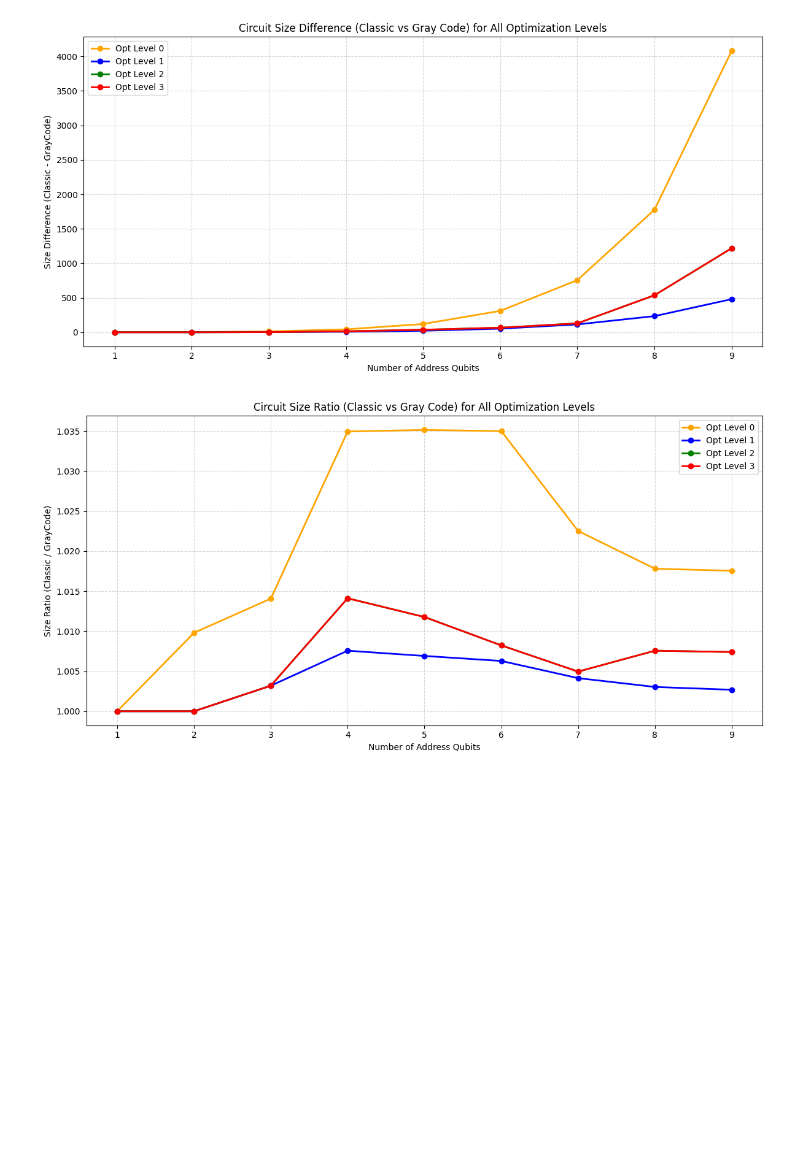
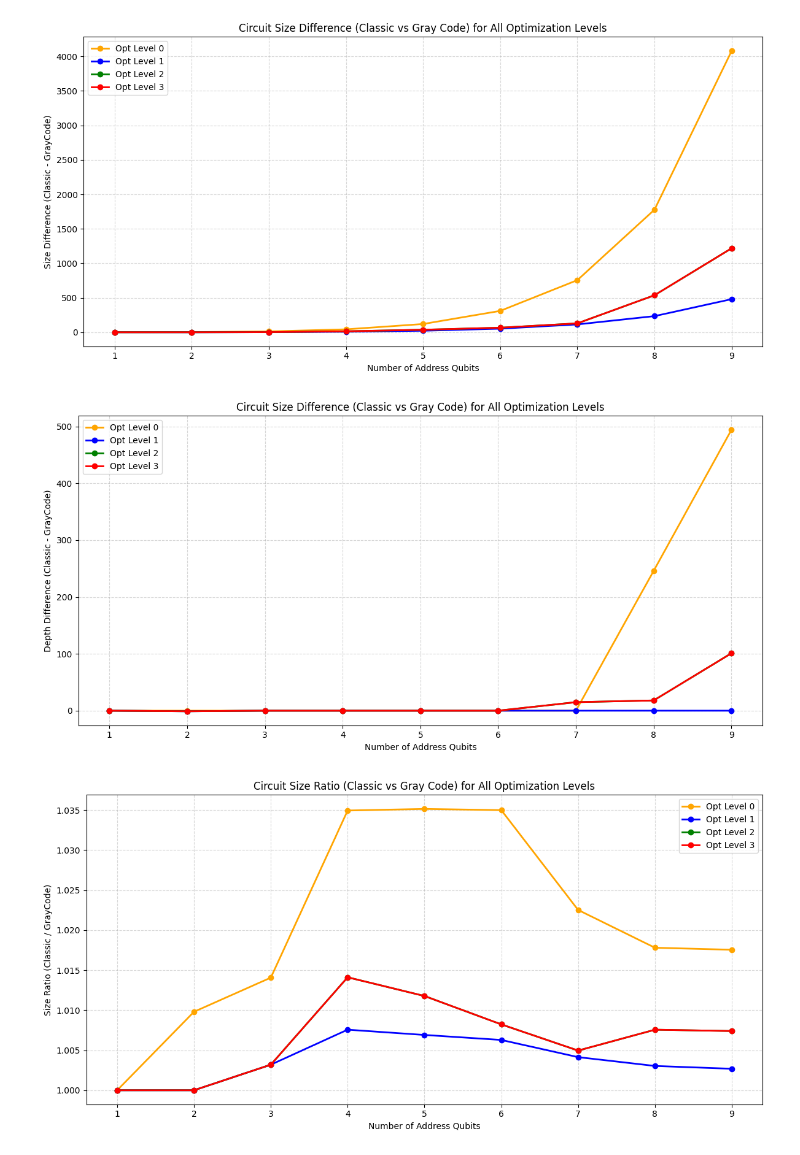
Before and after one commit to daviderossi11/quantum, a Jupyter notebook: quantum/main.ipynb, the cells around one changed output. Drawn from its saved outputs; the diff is of its cells as text; code cells hidden in the pictures; blank space fills up the shorter version.

```diff
--- a/quantum/main.ipynb
+++ b/quantum/main.ipynb
@@ -878,6 +878,55 @@ plt.tight_layout()
 plt.show()
 # %% [output]
 [figure]
+# %%
+import json
+import matplotlib.pyplot as plt
+import numpy as np
+
+# Carica i dati dal file JSON
+file_path = "circuit_metrics_data.json"
+
+with open(file_path, "r") as f:
+    data = json.load(f)
+
+# Lista dei livelli di ottimizzazione ordinati
+opt_levels = sorted(map(int, data.keys()))  # Converti le chiavi in interi e ordina
+address_qubits = data["0"]["no_barriers"]["address_qubits"]  # Lista dei qubits (valida per tutti)
+
+# Definizione colori per il confronto
+colors = {
+    0: "orange",
+    1: "blue",
+    2: "green",
+    3: "red"
+}
+
+# Creazione del grafico unico
+plt.figure(figsize=(12, 6))
+
+# 🔄 Itera su ogni livello di ottimizzazione per aggiungere le curve al grafico
+for opt in opt_levels:
+    # Estrai i dati di size per Classic e Gray Code senza barriere
+    classic_no_barrier = np.array(data[str(opt)]["no_barriers"]["classic"]["optimized_depth"])
+    gray_no_barrier = np.array(data[str(opt)]["no_barriers"]["graycode"]["optimized_depth"])
+
+    # Calcola la differenza di size tra Classic e Gray Code
+    diff_no_barrier = classic_no_barrier - gray_no_barrier
+
+    # Aggiungi la curva al grafico
+    plt.plot(address_qubits, diff_no_barrier, marker='o', linestyle='-', linewidth=2,
+             color=colors[opt], label=f"Opt Level {opt}")
+
+# Impostazioni del grafico
+plt.xlabel("Number of Address Qubits")
+plt.ylabel("Depth Difference (Classic - GrayCode)")
+plt.title("Circuit Size Difference (Classic vs Gray Code) for All Optimization Levels")
+plt.legend()
+plt.grid(True, linestyle="--", alpha=0.5)
+plt.tight_layout()
+plt.show()
+# %% [output]
+[figure, added]
 # %%
 import json
 import matplotlib.pyplot as plt
```
Also changed, not shown: parts of 7 cells of this notebook, 15 other files.
